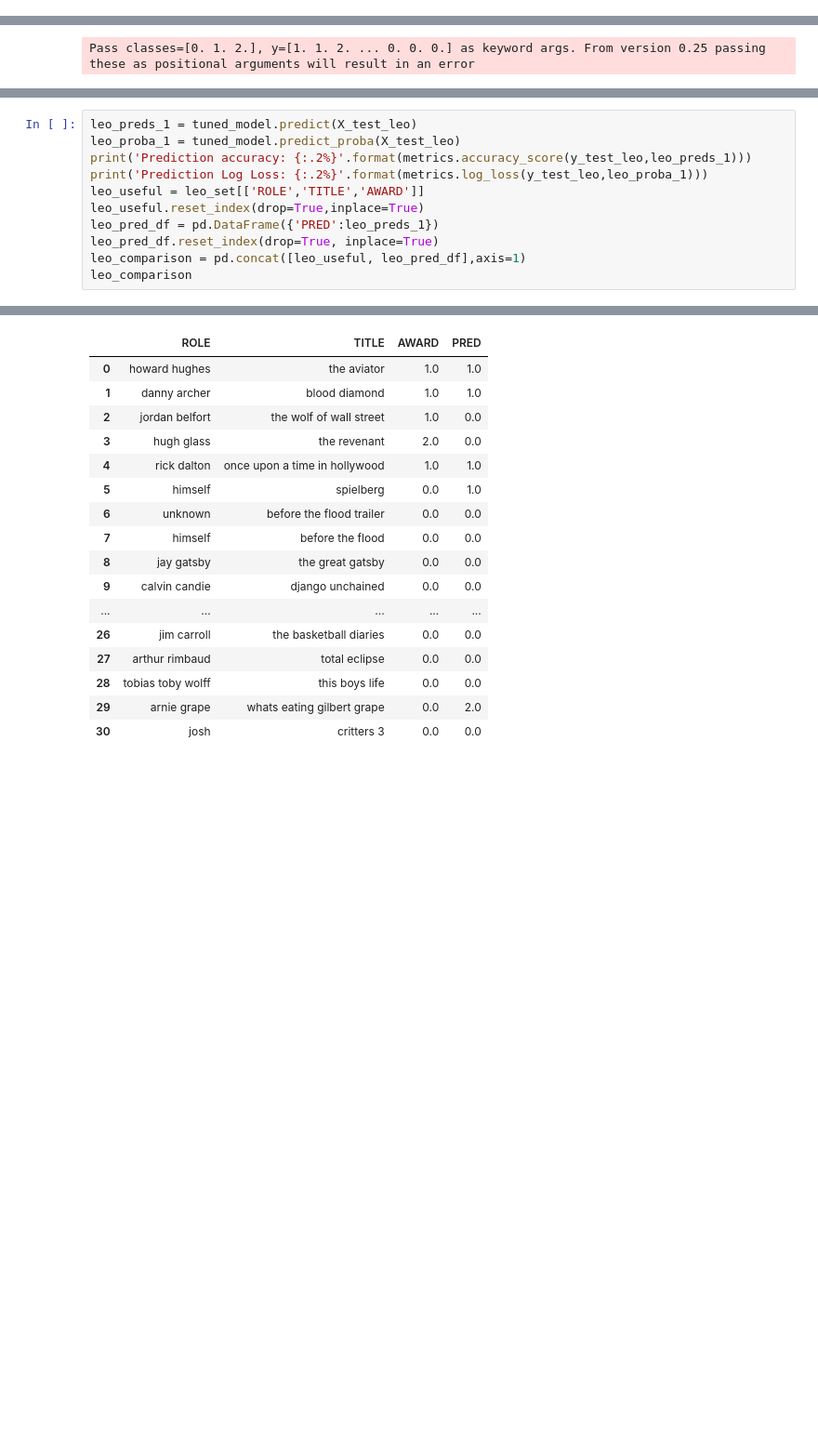
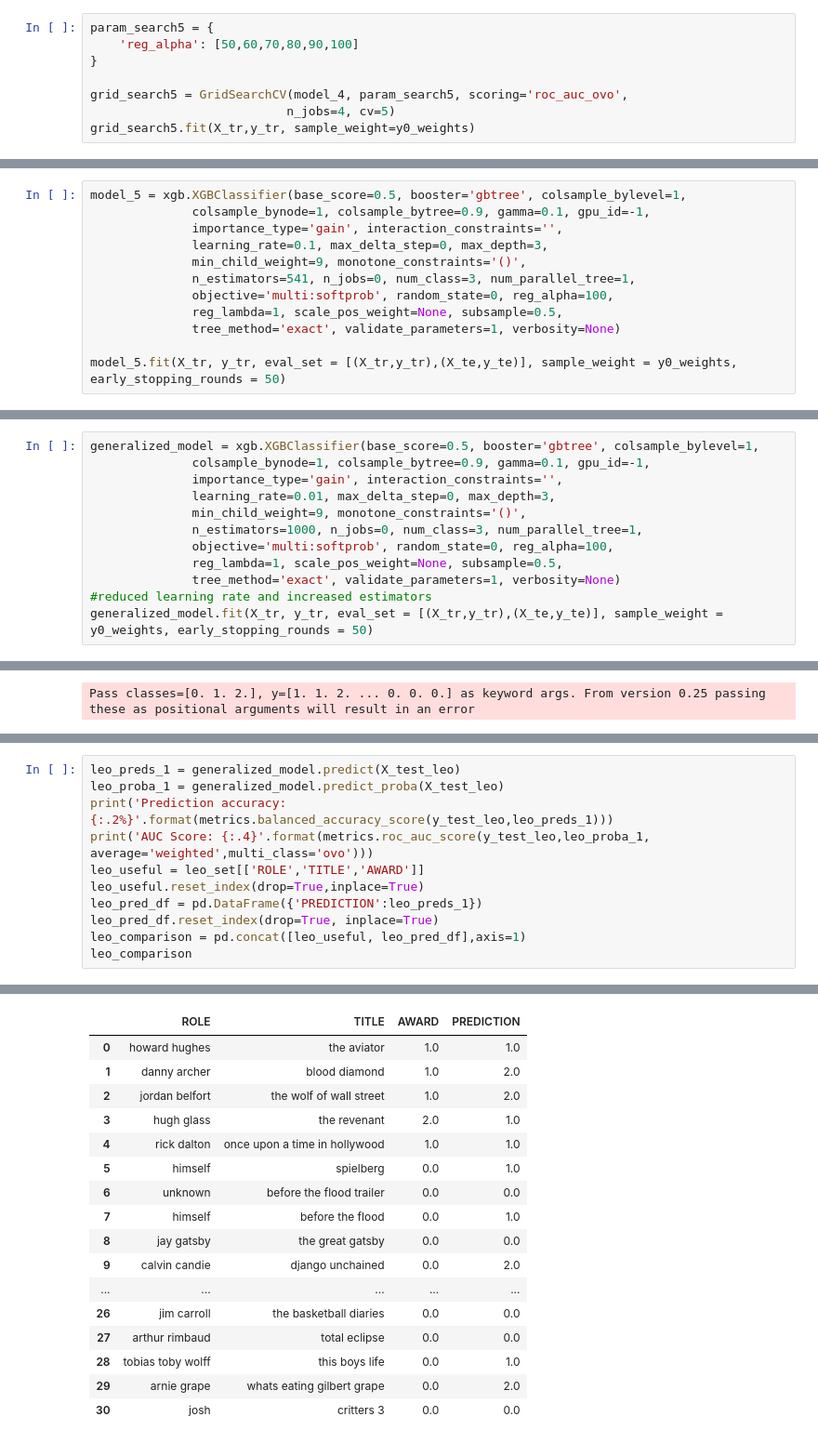
Before and after one commit to thimmis/oscar_winning, a Jupyter notebook: Leo_predictions.ipynb, the cells around one changed output, grey strips where cells are left out. Shown at 93% size. Drawn from its saved outputs; the diff is of its cells as text; blank space fills up the shorter version.

```diff
--- a/Leo_predictions.ipynb
+++ b/Leo_predictions.ipynb
@@ -449,0 +545,8 @@ GridSearchCV(cv=12,
+# %%
+param_search5 = {
+    'reg_alpha': [50,60,70,80,90,100]
+}
+
+grid_search5 = GridSearchCV(model_4, param_search5, scoring='roc_auc_ovo',
+                           n_jobs=4, cv=5)
+grid_search5.fit(X_tr,y_tr, sample_weight=y0_weights)
@@ -573,0 +597,12 @@ plt.show()
+# %%
+model_5 = xgb.XGBClassifier(base_score=0.5, booster='gbtree', colsample_bylevel=1,
+              colsample_bynode=1, colsample_bytree=0.9, gamma=0.1, gpu_id=-1,
+              importance_type='gain', interaction_constraints='',
+              learning_rate=0.1, max_delta_step=0, max_depth=3,
+              min_child_weight=9, monotone_constraints='()',
+              n_estimators=541, n_jobs=0, num_class=3, num_parallel_tree=1,
+              objective='multi:softprob', random_state=0, reg_alpha=100,
+              reg_lambda=1, scale_pos_weight=None, subsample=0.5,
+              tree_method='exact', validate_parameters=1, verbosity=None)
+
+model_5.fit(X_tr, y_tr, eval_set = [(X_tr,y_tr),(X_te,y_te)], sample_weight = y0_weights, early_stopping_rounds = 50)
@@ -573,0 +655,12 @@ plt.show()
+# %%
+generalized_model = xgb.XGBClassifier(base_score=0.5, booster='gbtree', colsample_bylevel=1,
+              colsample_bynode=1, colsample_bytree=0.9, gamma=0.1, gpu_id=-1,
+              importance_type='gain', interaction_constraints='',
+              learning_rate=0.01, max_delta_step=0, max_depth=3,
+              min_child_weight=9, monotone_constraints='()',
+              n_estimators=1000, n_jobs=0, num_class=3, num_parallel_tree=1,
+              objective='multi:softprob', random_state=0, reg_alpha=100,
+              reg_lambda=1, scale_pos_weight=None, subsample=0.5,
+              tree_method='exact', validate_parameters=1, verbosity=None)
+#reduced learning rate and increased estimators
+generalized_model.fit(X_tr, y_tr, eval_set = [(X_tr,y_tr),(X_te,y_te)], sample_weight = y0_weights, early_stopping_rounds = 50)
@@ -605,11 +749,11 @@ Pass classes=[0. 1. 2.], y=[1. 1. 2. ... 0. 0. 0.] as keyword args. From version
 # %%
-leo_preds_1 = tuned_model.predict(X_test_leo)
-leo_proba_1 = tuned_model.predict_proba(X_test_leo)
-print('Prediction accuracy: {:.2%}'.format(metrics.accuracy_score(y_test_leo,leo_preds_1)))
-print('Prediction Log Loss: {:.2%}'.format(metrics.log_loss(y_test_leo,leo_proba_1)))
+leo_preds_1 = generalized_model.predict(X_test_leo)
+leo_proba_1 = generalized_model.predict_proba(X_test_leo)
+print('Prediction accuracy: {:.2%}'.format(metrics.balanced_accuracy_score(y_test_leo,leo_preds_1)))
+print('AUC Score: {:.4}'.format(metrics.roc_auc_score(y_test_leo,leo_proba_1, average='weighted',multi_class='ovo')))
 leo_useful = leo_set[['ROLE','TITLE','AWARD']]
 leo_useful.reset_index(drop=True,inplace=True)
-leo_pred_df = pd.DataFrame({'PRED':leo_preds_1})
+leo_pred_df = pd.DataFrame({'PREDICTION':leo_preds_1})
 leo_pred_df.reset_index(drop=True, inplace=True)
 leo_comparison = pd.concat([leo_useful, leo_pred_df],axis=1)
 leo_comparison
@@ -619,18 +763,18 @@ Prediction Log Loss: 76.58%
-|  | ROLE | TITLE | AWARD | PRED |
+|  | ROLE | TITLE | AWARD | PREDICTION |
 | 0 | howard hughes | the aviator | 1.0 | 1.0 |
-| 1 | danny archer | blood diamond | 1.0 | 1.0 |
-| 2 | jordan belfort | the wolf of wall street | 1.0 | 0.0 |
-| 3 | hugh glass | the revenant | 2.0 | 0.0 |
+| 1 | danny archer | blood diamond | 1.0 | 2.0 |
+| 2 | jordan belfort | the wolf of wall street | 1.0 | 2.0 |
+| 3 | hugh glass | the revenant | 2.0 | 1.0 |
 | 4 | rick dalton | once upon a time in hollywood | 1.0 | 1.0 |
 | 5 | himself | spielberg | 0.0 | 1.0 |
 | 6 | unknown | before the flood trailer | 0.0 | 0.0 |
-| 7 | himself | before the flood | 0.0 | 0.0 |
+| 7 | himself | before the flood | 0.0 | 1.0 |
 | 8 | jay gatsby | the great gatsby | 0.0 | 0.0 |
-| 9 | calvin candie | django unchained | 0.0 | 0.0 |
+| 9 | calvin candie | django unchained | 0.0 | 2.0 |
 | ... | ... | ... | ... | ... |
 | 26 | jim carroll | the basketball diaries | 0.0 | 0.0 |
 | 27 | arthur rimbaud | total eclipse | 0.0 | 0.0 |
-| 28 | tobias toby wolff | this boys life | 0.0 | 0.0 |
+| 28 | tobias toby wolff | this boys life | 0.0 | 1.0 |
 | 29 | arnie grape | whats eating gilbert grape | 0.0 | 2.0 |
 | 30 | josh | critters 3 | 0.0 | 0.0 |
 # %% [markdown]
```
Also changed, not shown: parts of 66 cells of this notebook.
